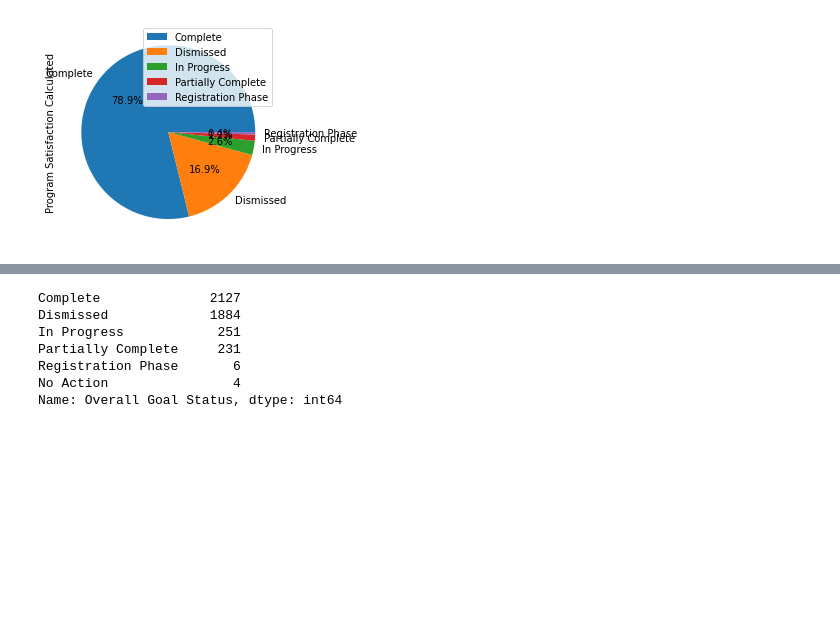
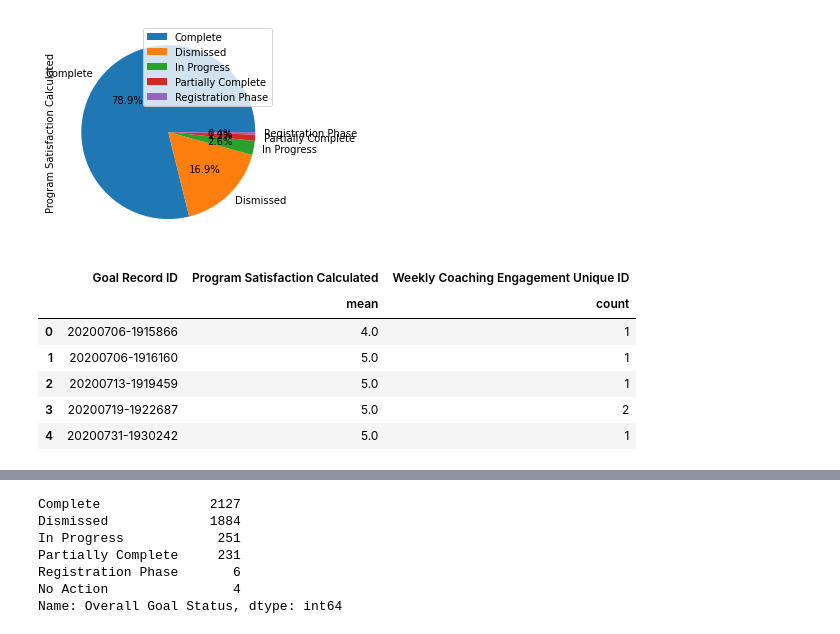
Before and after one commit to darneson1989/work2021, a Jupyter notebook: stagesofchange.ipynb, the cells around one changed output, grey strips where cells are left out. Saved outputs shown, nothing was run; the diff lists cells and outputs as text; code cells hidden in the pictures; blank space fills up the shorter version.

```diff
--- a/stagesofchange.ipynb
+++ b/stagesofchange.ipynb
@@ -190,3 +202,15 @@ data.plot.pie(autopct="%.1f%%", subplots=True) #pie chart for those engagements
 array([<matplotlib.axes._subplots.AxesSubplot object at 0x...>],
       dtype=object)
 [figure]
+# %%
+cta=committedtakingaction.groupby('Goal Record ID').agg({'Program Satisfaction Calculated': ['mean'],'Weekly Coaching Engagement Unique ID': 'count'}).reset_index()
+# %%
+cta.head()
+# %% [output]
+|  | Goal Record ID | Program Satisfaction Calculated | Weekly Coaching Engagement Unique ID |
+|  |  | mean | count |
+| 0 | 20200706-1915866 | 4.0 | 1 |
+| 1 | 20200706-1916160 | 5.0 | 1 |
+| 2 | 20200713-1919459 | 5.0 | 1 |
+| 3 | 20200719-1922687 | 5.0 | 2 |
+| 4 | 20200731-1930242 | 5.0 | 1 |
```
Also changed, not shown: parts of 9 cells of this notebook.
